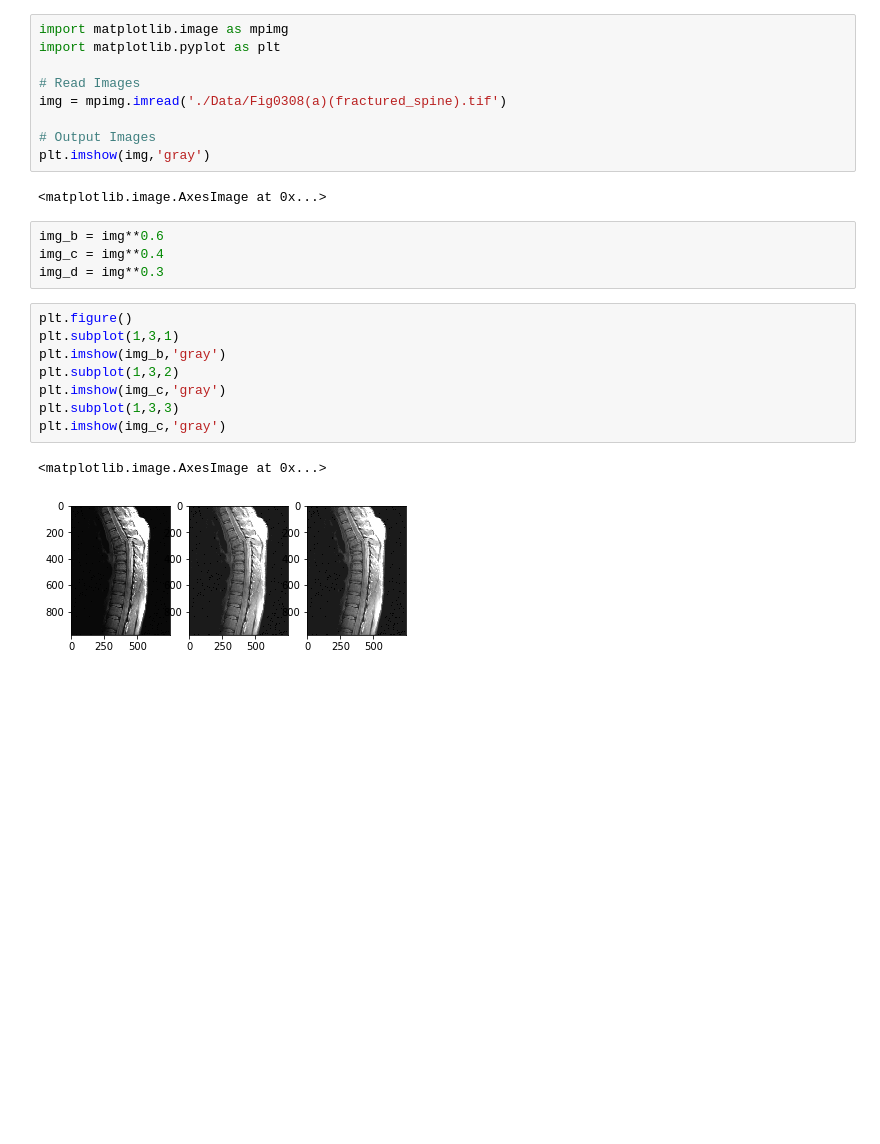
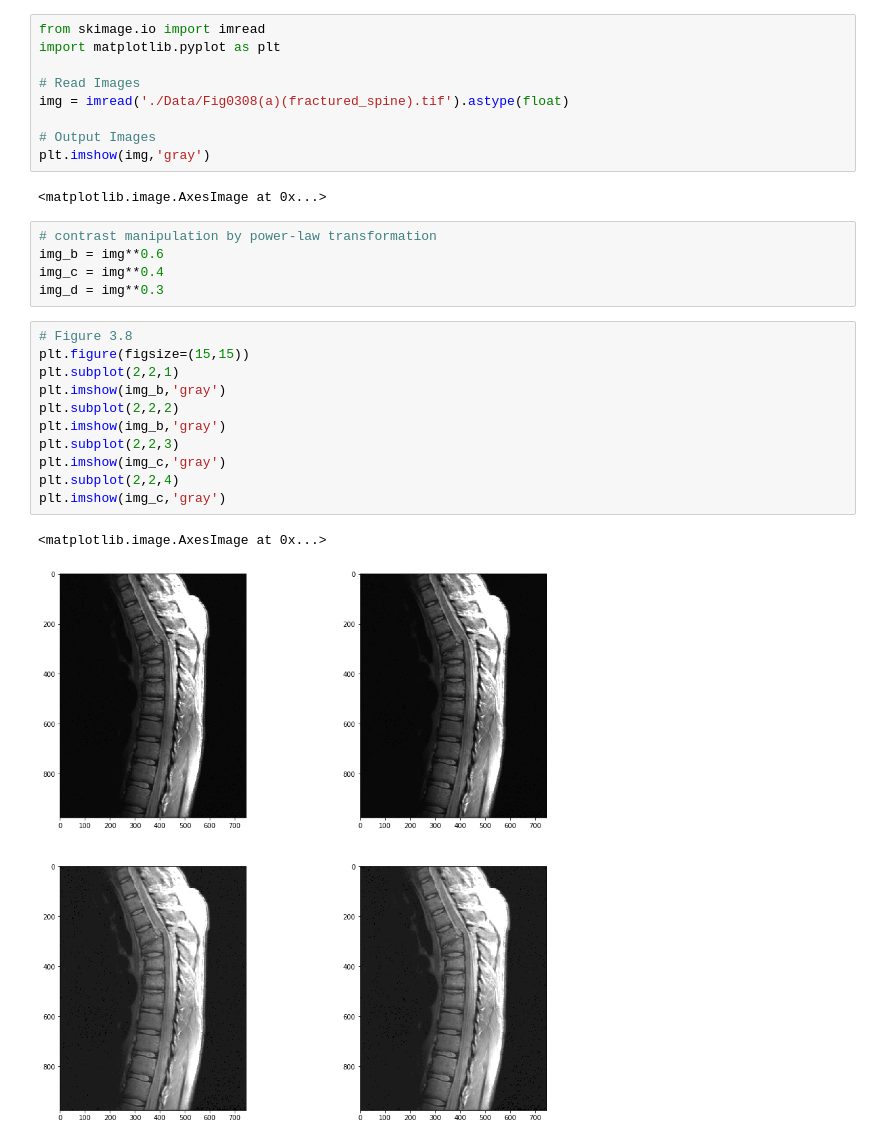
Before and after one commit to johnnychen94/Image-Processing-in-Julia, a Jupyter notebook: DIP3E/Codes/Python/Chapter-3/Example3-1.ipynb, the cells around one changed output. Drawn from its saved outputs; the diff is of its cells as text; blank space fills up the shorter version.

```diff
--- a/DIP3E/Codes/Python/Chapter-3/Example3-1.ipynb
+++ b/DIP3E/Codes/Python/Chapter-3/Example3-1.ipynb
@@ -4,26 +7,30 @@ contrast enhance using gamma transformation
 # %%
-import matplotlib.image as mpimg
+from skimage.io import imread
 import matplotlib.pyplot as plt
 
 # Read Images
-img = mpimg.imread('./Data/Fig0308(a)(fractured_spine).tif')
+img = imread('./Data/Fig0308(a)(fractured_spine).tif').astype(float)
 
 # Output Images
 plt.imshow(img,'gray')
 # %% [output]
 <matplotlib.image.AxesImage at 0x...>
 # %%
+# contrast manipulation by power-law transformation
 img_b = img**0.6
 img_c = img**0.4
 img_d = img**0.3
 # %%
-plt.figure()
-plt.subplot(1,3,1)
+# Figure 3.8
+plt.figure(figsize=(15,15))
+plt.subplot(2,2,1)
 plt.imshow(img_b,'gray')
-plt.subplot(1,3,2)
+plt.subplot(2,2,2)
+plt.imshow(img_b,'gray')
+plt.subplot(2,2,3)
 plt.imshow(img_c,'gray')
-plt.subplot(1,3,3)
+plt.subplot(2,2,4)
 plt.imshow(img_c,'gray')
 # %% [output]
 <matplotlib.image.AxesImage at 0x...>
-[figure, old version]
+[figure, new version]
```
Also changed, not shown: parts of 2 cells of this notebook, 3 other files.
